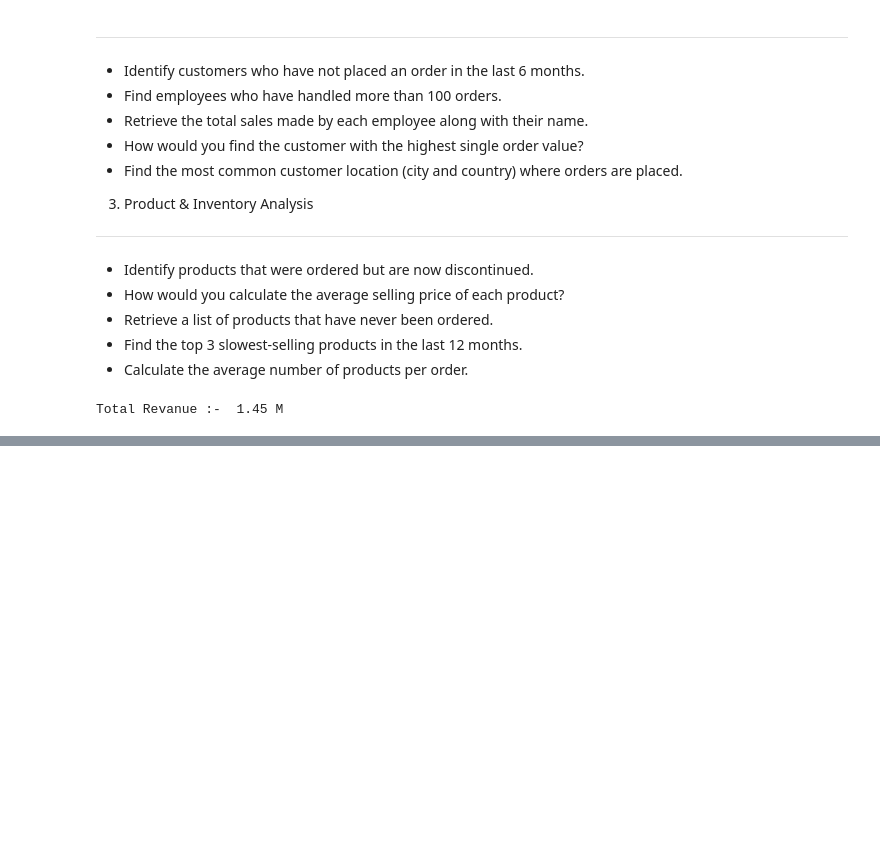
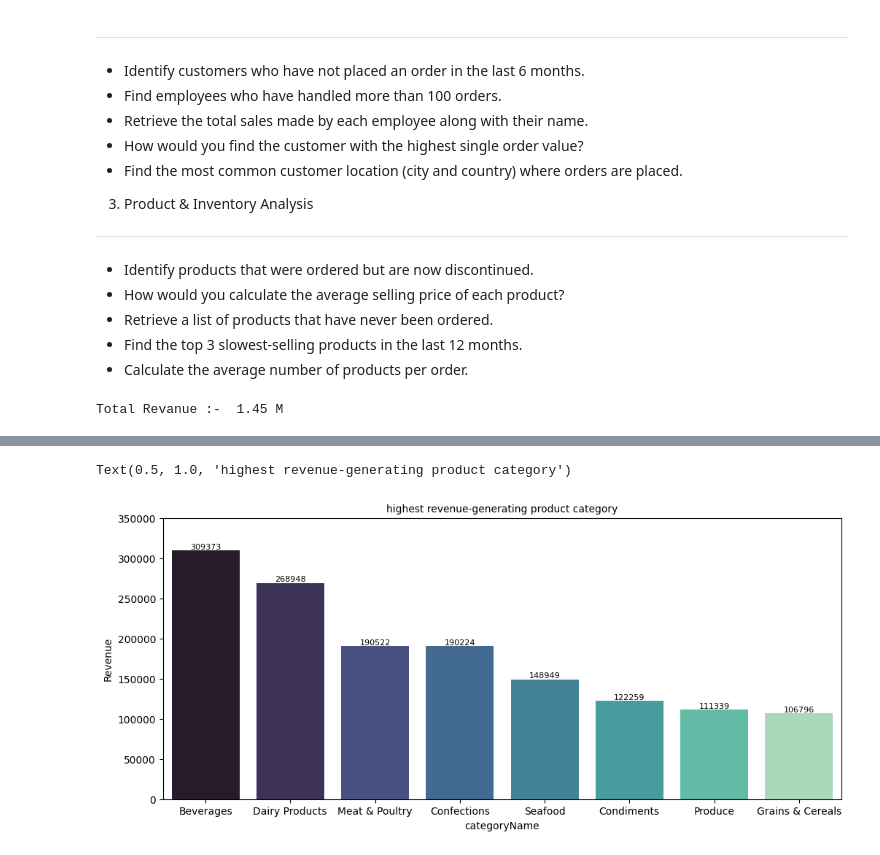
Before and after one commit to Vishwajeet-Rajput/northwind-EDA, a Jupyter notebook: Code/northwind.ipynb, the cells around one changed output, grey strips where cells are left out. Cells and saved outputs as stored; diff of their text form; code cells hidden in the pictures; blank space fills up the shorter version.

```diff
--- a/Code/northwind.ipynb
+++ b/Code/northwind.ipynb
@@ -194,0 +208,12 @@ Total Revanue :-  1.45 M
+# %%
+## Write a query to find the highest revenue-generating product category.
+plt.figure(figsize=(12,5))
+pro_cat_rev = final_chunk.groupby('categoryName')['Revenue'].sum().reset_index().sort_values(by='Revenue',ascending=False)
+ax = sns.barplot(x='categoryName', y='Revenue', data=pro_cat_rev, palette='mako')
+for bars in ax.containers:
+    ax.bar_label(bars,fontsize=8)
+plt.ylim(0,350000)
+plt.title('highest revenue-generating product category', fontsize=10)
+# %% [output]
+Text(0.5, 1.0, 'highest revenue-generating product category')
+[figure, added]
```
Also changed, not shown: parts of 15 cells of this notebook.
